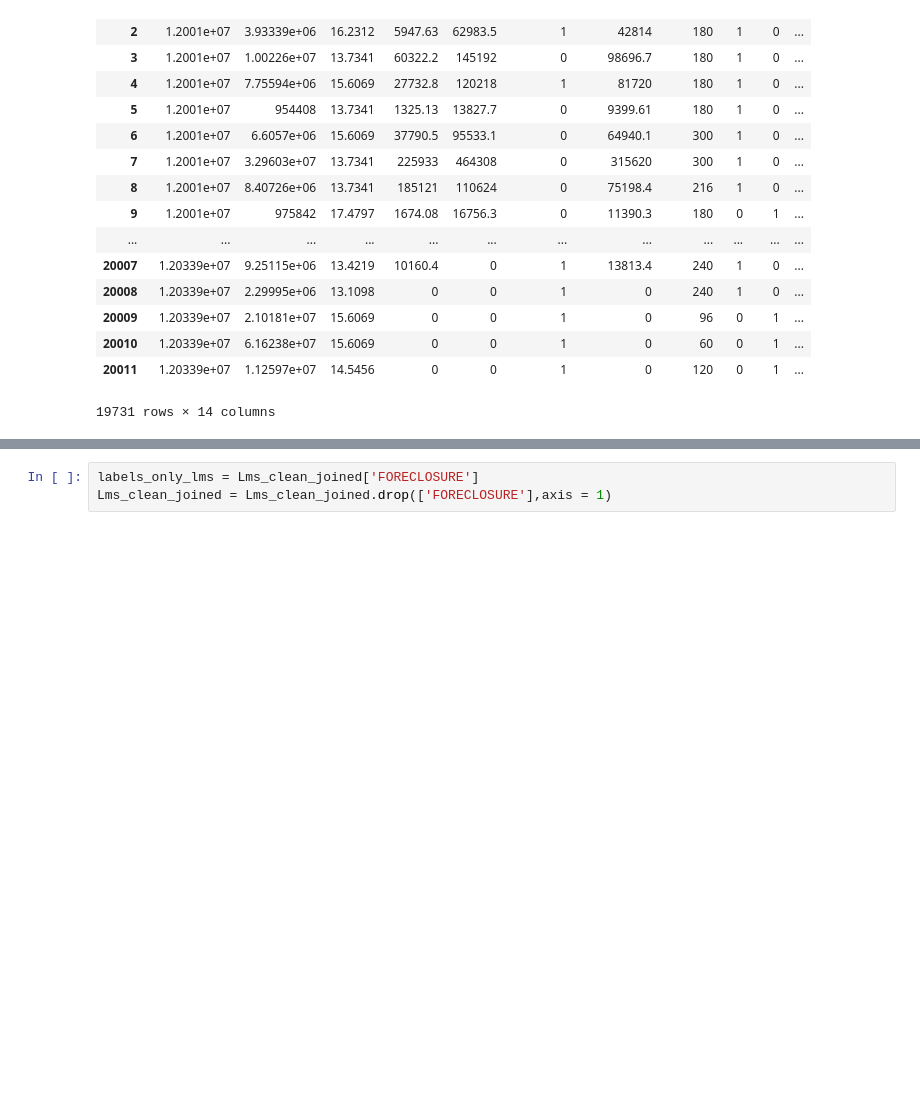
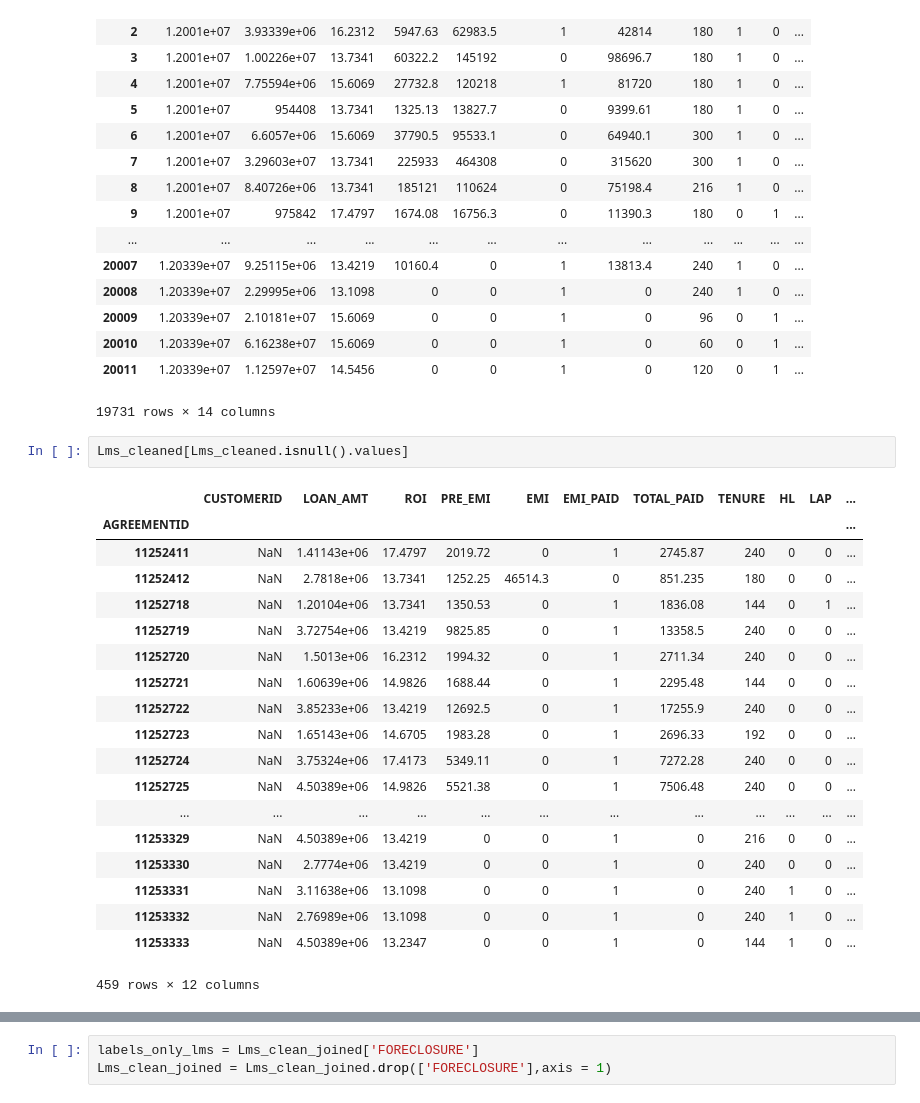
Before and after one commit to sohamhans19994/Loan_Foreclosure_Predictor, a Jupyter notebook: HackerEarth_ml_winners_april_2019_internship_Foreclosure_naive_MLP.ipynb, the cells around one changed output, grey strips where cells are left out. Cells and saved outputs as stored; diff of their text form; blank space fills up the shorter version.

```diff
--- a/HackerEarth_ml_winners_april_2019_internship_Foreclosure_naive_MLP.ipynb
+++ b/HackerEarth_ml_winners_april_2019_internship_Foreclosure_naive_MLP.ipynb
@@ -199,3 +226,25 @@ Lms_clean_joined
 | 20010 | 1.20339e+07 | 6.16238e+07 | 15.6069 | 0 | 0 | 1 | 0 | 60 | 0 | 1 | ... |
 | 20011 | 1.20339e+07 | 1.12597e+07 | 14.5456 | 0 | 0 | 1 | 0 | 120 | 0 | 1 | ... |
 19731 rows × 14 columns
+# %%
+Lms_cleaned[Lms_cleaned.isnull().values]
+# %% [output]
+|  | CUSTOMERID | LOAN_AMT | ROI | PRE_EMI | EMI | EMI_PAID | TOTAL_PAID | TENURE | HL | LAP | ... |
+| AGREEMENTID |  |  |  |  |  |  |  |  |  |  | ... |
+| 11252411 | NaN | 1.41143e+06 | 17.4797 | 2019.72 | 0 | 1 | 2745.87 | 240 | 0 | 0 | ... |
+| 11252412 | NaN | 2.7818e+06 | 13.7341 | 1252.25 | 46514.3 | 0 | 851.235 | 180 | 0 | 0 | ... |
+| 11252718 | NaN | 1.20104e+06 | 13.7341 | 1350.53 | 0 | 1 | 1836.08 | 144 | 0 | 1 | ... |
+| 11252719 | NaN | 3.72754e+06 | 13.4219 | 9825.85 | 0 | 1 | 13358.5 | 240 | 0 | 0 | ... |
+| 11252720 | NaN | 1.5013e+06 | 16.2312 | 1994.32 | 0 | 1 | 2711.34 | 240 | 0 | 0 | ... |
+| 11252721 | NaN | 1.60639e+06 | 14.9826 | 1688.44 | 0 | 1 | 2295.48 | 144 | 0 | 0 | ... |
+| 11252722 | NaN | 3.85233e+06 | 13.4219 | 12692.5 | 0 | 1 | 17255.9 | 240 | 0 | 0 | ... |
+| 11252723 | NaN | 1.65143e+06 | 14.6705 | 1983.28 | 0 | 1 | 2696.33 | 192 | 0 | 0 | ... |
+| 11252724 | NaN | 3.75324e+06 | 17.4173 | 5349.11 | 0 | 1 | 7272.28 | 240 | 0 | 0 | ... |
+| 11252725 | NaN | 4.50389e+06 | 14.9826 | 5521.38 | 0 | 1 | 7506.48 | 240 | 0 | 0 | ... |
+| ... | ... | ... | ... | ... | ... | ... | ... | ... | ... | ... | ... |
+| 11253329 | NaN | 4.50389e+06 | 13.4219 | 0 | 0 | 1 | 0 | 216 | 0 | 0 | ... |
+| 11253330 | NaN | 2.7774e+06 | 13.4219 | 0 | 0 | 1 | 0 | 240 | 0 | 0 | ... |
+| 11253331 | NaN | 3.11638e+06 | 13.1098 | 0 | 0 | 1 | 0 | 240 | 1 | 0 | ... |
+| 11253332 | NaN | 2.76989e+06 | 13.1098 | 0 | 0 | 1 | 0 | 240 | 1 | 0 | ... |
+| 11253333 | NaN | 4.50389e+06 | 13.2347 | 0 | 0 | 1 | 0 | 144 | 1 | 0 | ... |
+459 rows × 12 columns
```
Also changed, not shown: parts of 65 cells of this notebook.
